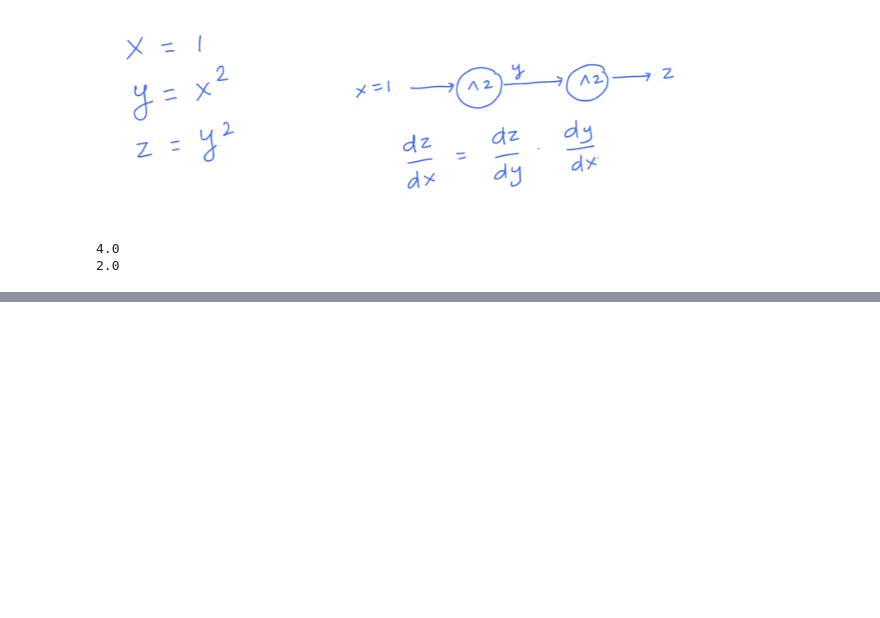
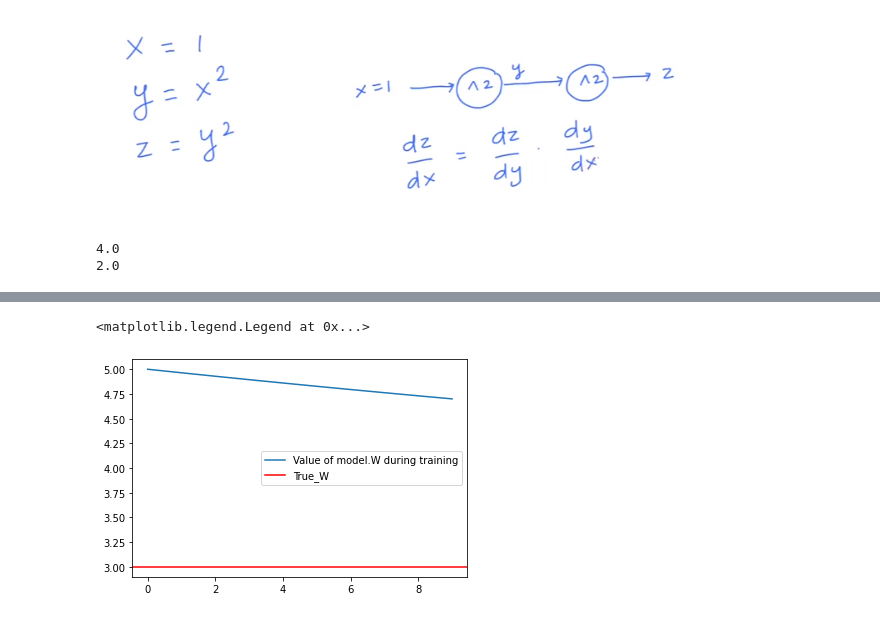
Before and after one commit to mahesh-keswani/ML-DL-FromBasicsToAdvance, a Jupyter notebook: CustomizingVariousPartsOfNN.ipynb, the cells around one changed output, grey strips where cells are left out. Cells and saved outputs as stored; diff of their text form; code cells hidden in the pictures; blank space fills up the shorter version.

```diff
--- a/CustomizingVariousPartsOfNN.ipynb
+++ b/CustomizingVariousPartsOfNN.ipynb
@@ -201,0 +407,8 @@ print(dz_dy.numpy())
+# %%
+plt.plot( Ws, label = "Value of model.W during training")
+plt.axhline(y= TRUE_W, label = 'True_W', c='r')
+
+plt.legend()
+# %% [output]
+<matplotlib.legend.Legend at 0x...>
+[figure, added]
```
Also changed, not shown: parts of 30 cells of this notebook.
